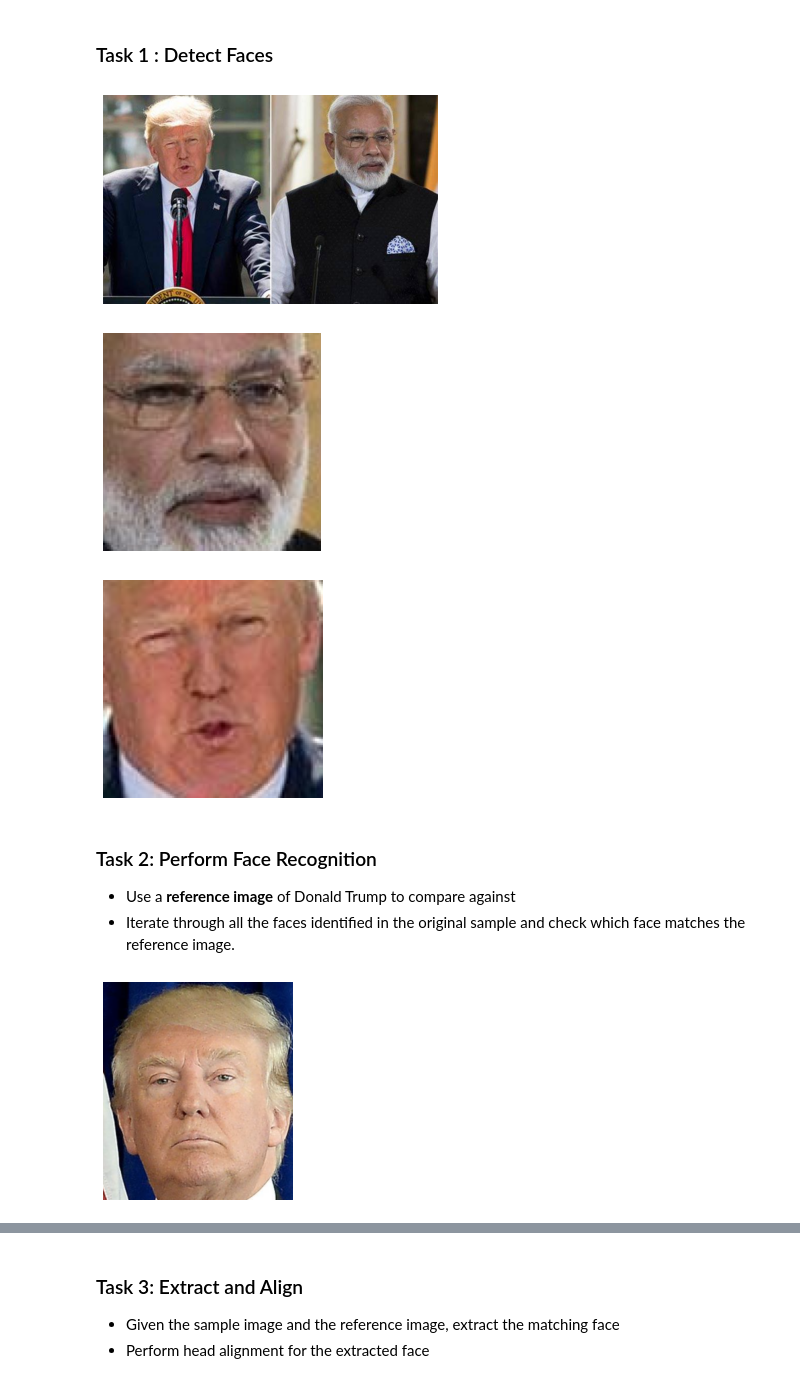
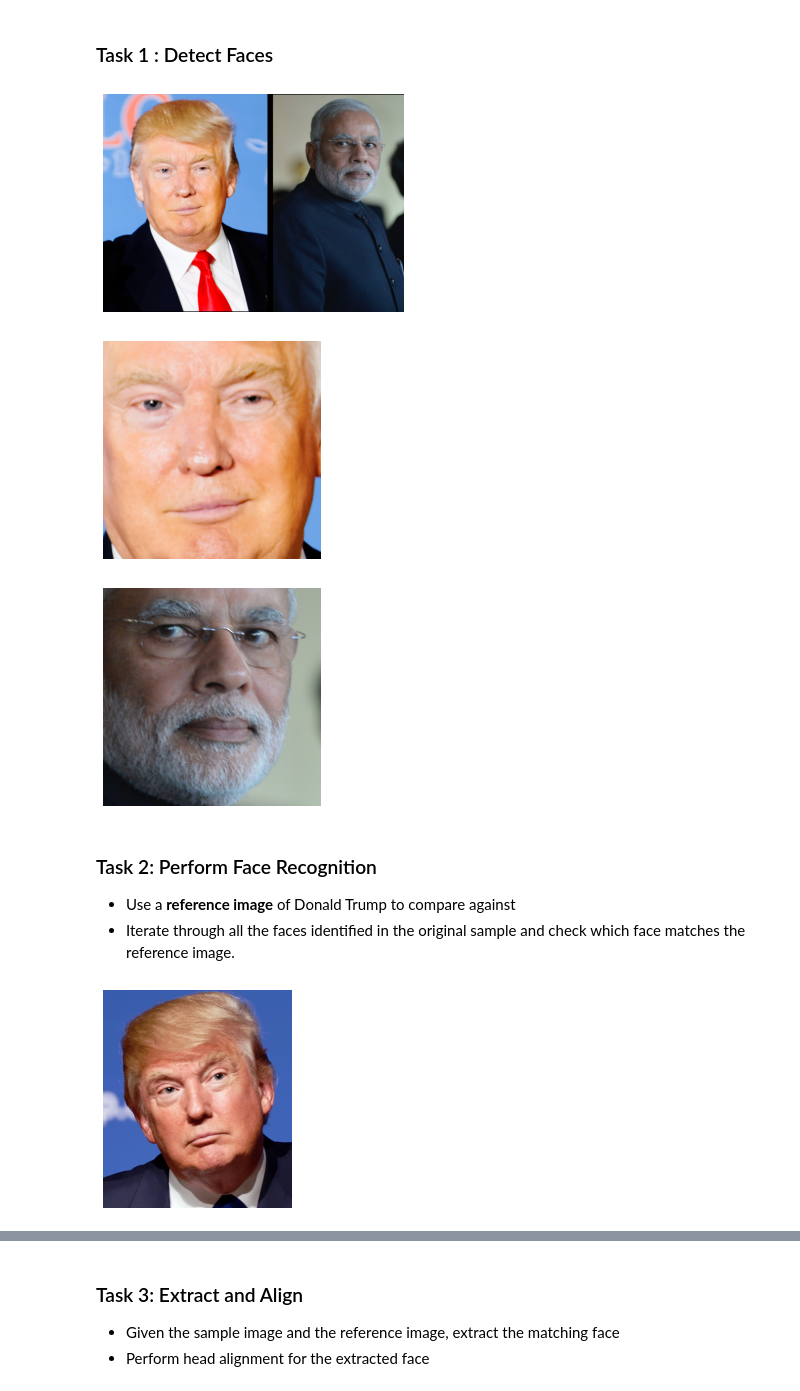
Before and after one commit to PacktPublishing/Hands-On-Generative-AI-with-Python-and-TensorFlow-2, a Jupyter notebook: Chapter_8/replacement_faceswap_autoencoder/helper_notebook.ipynb, the cells around one changed output, grey strips where cells are left out. Drawn from its saved outputs; the diff is of its cells as text; code cells hidden in the pictures.

```diff
--- a/Chapter_8/replacement_faceswap_autoencoder/helper_notebook.ipynb
+++ b/Chapter_8/replacement_faceswap_autoencoder/helper_notebook.ipynb
@@ -49,11 +79,11 @@ This sample image has two public figures, Donald Trump and Narendra Modi. We wil
 ### Task 1 : Detect Faces
 # %%
 # Load Sample Image
-image = cv2.imread('sample_image.jpg')
+image = cv2.imread('sample_image_cc.png')
 plt.imshow(cv2.cvtColor(image , cv2.COLOR_BGR2RGB))
 plt.axis('off');
 # %% [output]
-[figure, old version]
+[figure, new version]
 # %%
 # Detect faces and visualize them all
 detected_faces = [face for face in detect_faces(image)]
@@ -62,17 +92,17 @@ for face in detected_faces:
   plt.axis('off');
   plt.show()
 # %% [output]
-[figure, old version]
+[figure, new version]
-[figure, old version]
+[figure, new version]
 # %% [markdown]
 ### Task 2: Perform Face Recognition
 - Use a __reference image__ of Donald Trump to compare against
 - Iterate through all the faces identified in the original sample and check which face matches the reference image.
 # %%
 # Reference Image
-ref_image = cv2.imread('trump_ref.png')
+ref_image = cv2.imread('trump_ref_cc.jpg')
 plt.imshow(cv2.cvtColor(ref_image , cv2.COLOR_BGR2RGB))
 plt.axis('off');
 # %% [output]
-[figure, old version]
+[figure, new version]
 # %%
```
Also changed, not shown: parts of 4 cells of this notebook.
